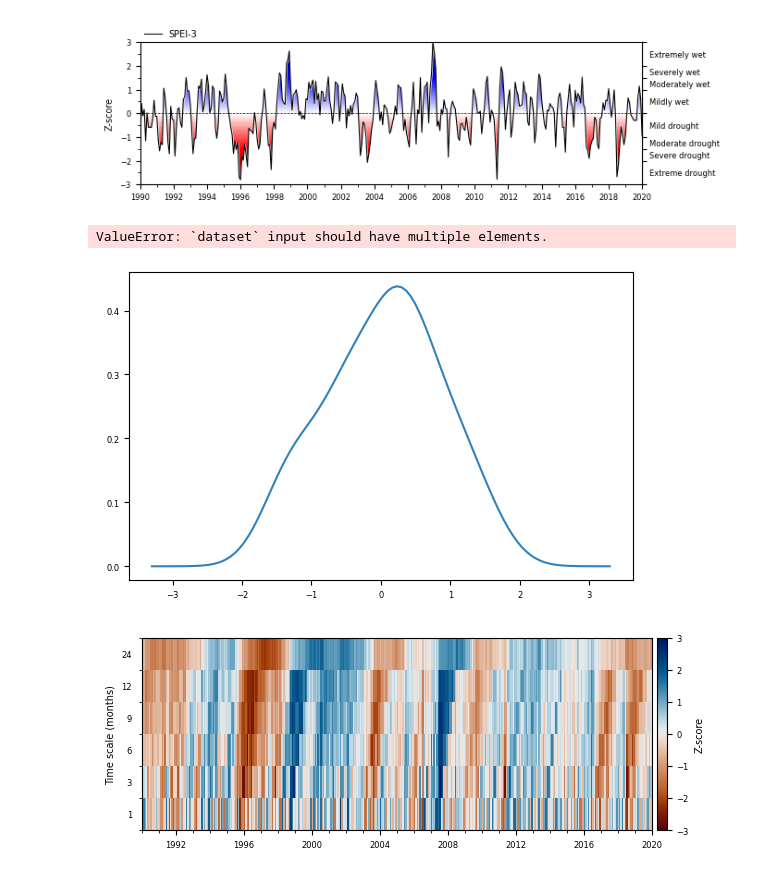
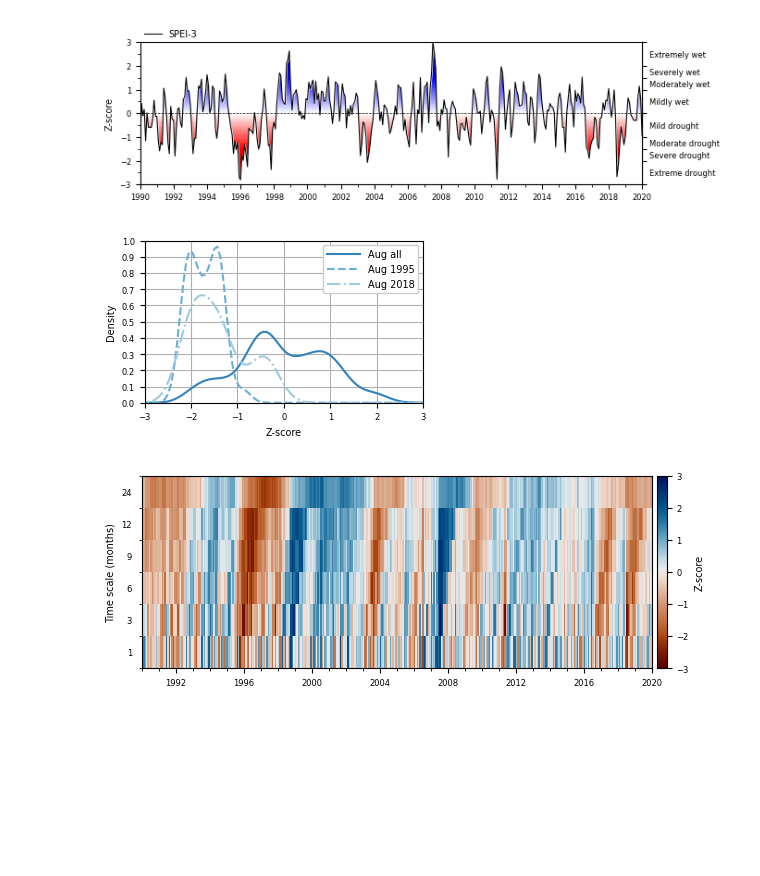
Before and after one commit to martinvonk/SPEI, a Jupyter notebook: paper/paper.ipynb, the cells around one changed output. Cells and saved outputs as stored; diff of their text form; code cells hidden in the pictures; blank space fills up the shorter version.

Commit message:
density plot

```diff
--- a/paper/paper.ipynb
+++ b/paper/paper.ipynb
@@ -536,15 +536,26 @@ ax.set_ylabel("Z-score")
 ax.get_figure().savefig("figures/spei3.png", dpi=300, bbox_inches="tight")
 # %% [output]
 [figure]
-# %%
-si.plot.monthly_density(
-    spei3,
-    years=[2018, 1996],
-    months=[4],
-)
-# %% [output]
-ValueError: `dataset` input should have multiple elements.
-[figure, removed]
+# %%
+fig, ax = plt.subplots(figsize=(3.5, 2.3), layout="tight")
+ax = si.plot.monthly_density(
+    speidw,
+    # years=[2018],
+    # months=[7,8,9],
+    years=[1995, 2018],
+    months=[8],
+    ax=ax,
+)
+ax.legend(handlelength=3.4, loc="upper right", frameon=True,)
+ax.set_xlim(-3.0, 3.0)
+ax.set_xlabel("Z-score")
+ax.set_ylabel("Density")
+ax.set_ylim(0.0, 1.0)
+ax.xaxis.set_major_locator(mpl.ticker.MultipleLocator(1.0))
+ax.yaxis.set_major_locator(mpl.ticker.MultipleLocator(0.1))
+fig.savefig("figures/spei_density.png", dpi=300, bbox_inches="tight")
+# %% [output]
+[figure, added]
 # %%
 speis = [
     spei1.rename("1"),
```
Also changed, not shown: 2 other files.
